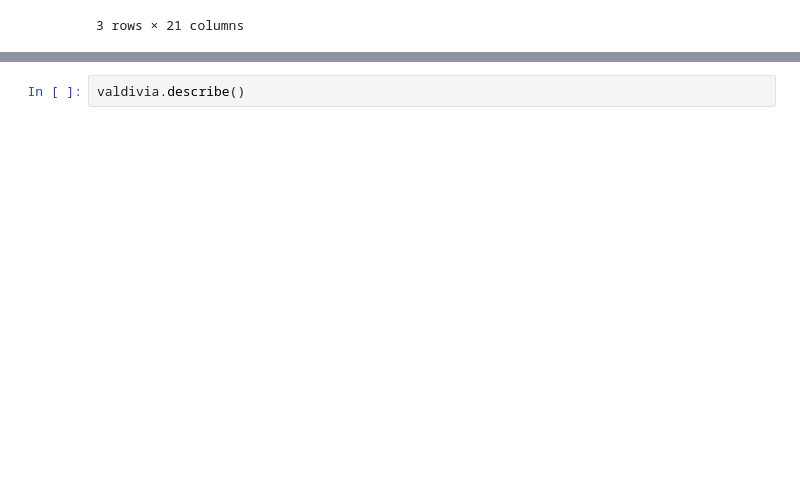
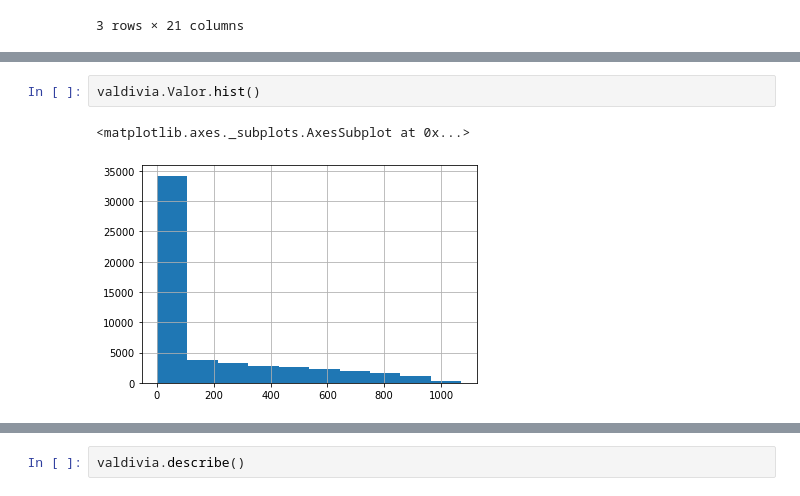
Before and after one commit to marco-canas/cumplea-os_oficina_docentes, a Jupyter notebook: solar/get_data_plotting_solar.ipynb, the cells around one changed output, grey strips where cells are left out. Cells and saved outputs as stored; diff of their text form; blank space fills up the shorter version.

```diff
--- a/solar/get_data_plotting_solar.ipynb
+++ b/solar/get_data_plotting_solar.ipynb
@@ -135,0 +140,5 @@ valdivia.head(3)
+# %%
+valdivia.Valor.hist()
+# %% [output]
+<matplotlib.axes._subplots.AxesSubplot at 0x...>
+[figure, added]
```
Also changed, not shown: parts of 3 cells of this notebook.
